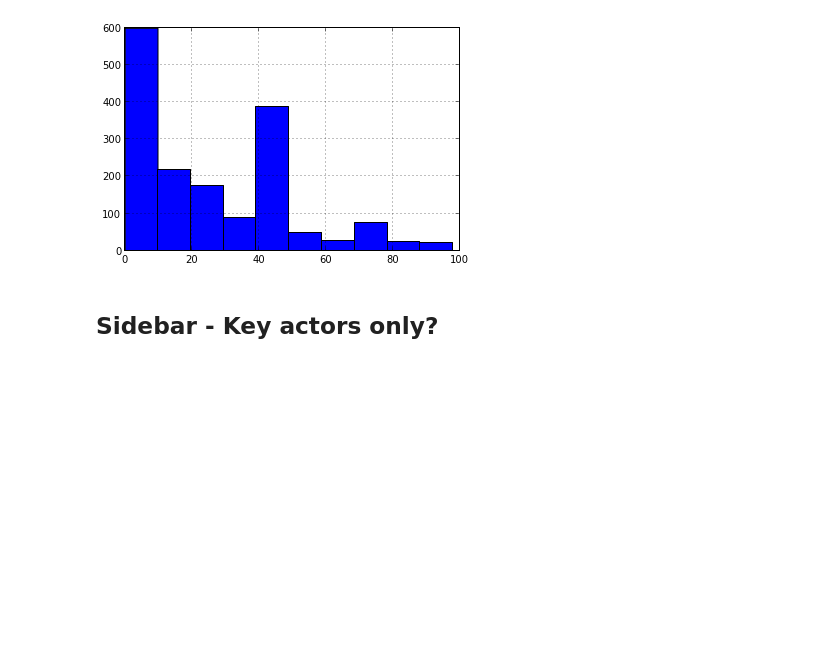
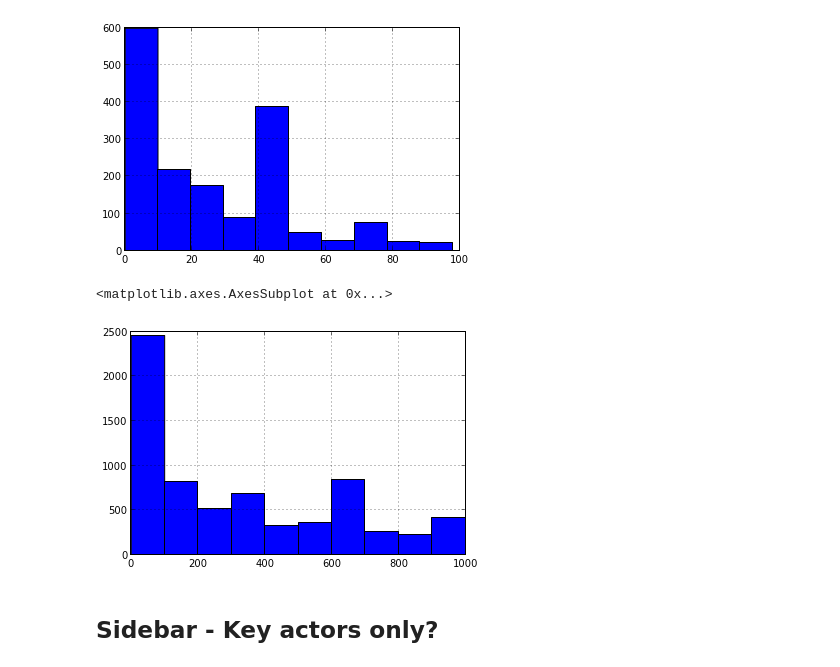
Before and after one commit to dmasad/Enron-Project, a Jupyter notebook: Time Interval Analysis.ipynb, the cells around one changed output. Cells and saved outputs as stored; diff of their text form; code cells hidden in the pictures; blank space fills up the shorter version.

```diff
--- a/Time Interval Analysis.ipynb
+++ b/Time Interval Analysis.ipynb
@@ -61,11 +62,17 @@ subset = data[data.DeltaT > zero]
 subset["DeltaMin"] = subset.DeltaT.apply(lambda x: float(x.total_seconds() / 60.0 ))
 # %%
 mean_waits = subset.groupby("To").aggregate(np.mean)["DeltaMin"]
+median_waits = subset.groupby("To").aggregate(np.median)["DeltaMin"]
 # %%
 mean_waits[mean_waits < 100].hist()
 # %% [output]
 <matplotlib.axes.AxesSubplot at 0x...>
 [figure]
+# %%
+median_waits[median_waits<1000].hist()
+# %% [output]
+<matplotlib.axes.AxesSubplot at 0x...>
+[figure, added]
 # %% [markdown]
 ## Sidebar - Key actors only?
 # %%
```
Also changed, not shown: parts of 25 cells of this notebook, 5 other files.
